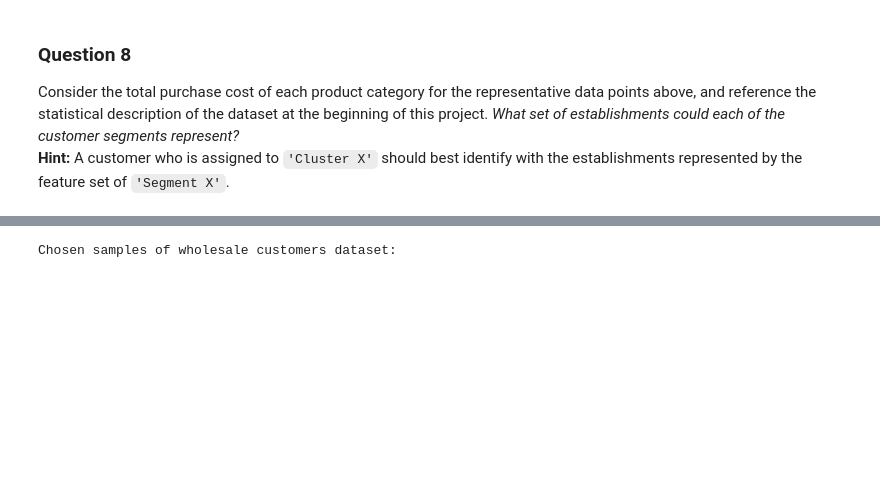
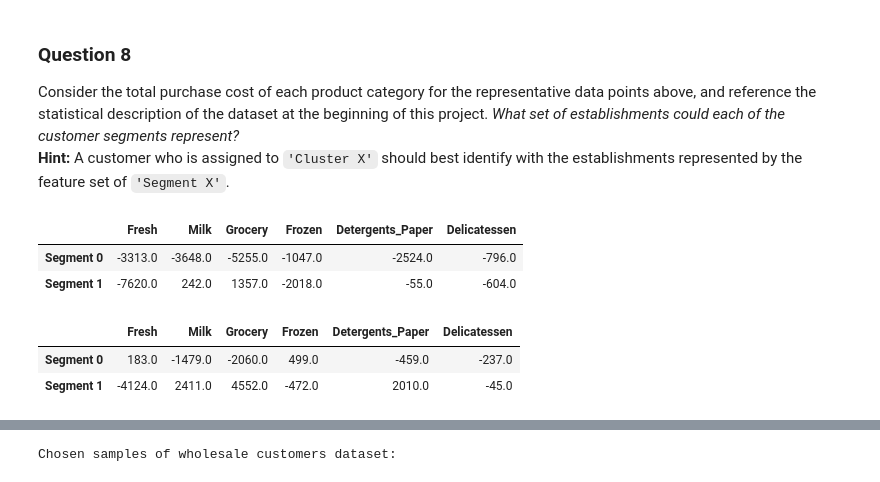
Before and after one commit to linzhulz/customer_segments, a Jupyter notebook: customer_segments.ipynb, the cells around one changed output, grey strips where cells are left out. Cells and saved outputs as stored; diff of their text form; code cells hidden in the pictures; blank space fills up the shorter version.

```diff
--- a/customer_segments.ipynb
+++ b/customer_segments.ipynb
@@ -543,6 +579,16 @@ display(true_centers)
 ### Question 8
 Consider the total purchase cost of each product category for the representative data points above, and reference the statistical description of the dataset at the beginning of this project. *What set of establishments could each of the customer segments represent?*
 **Hint:** A customer who is assigned to `'Cluster X'` should best identify with the establishments represented by the feature set of `'Segment X'`.
+# %%
+display(true_centers - data.mean().round())
+display(true_centers - data.median().round())
+# %% [output]
+|  | Fresh | Milk | Grocery | Frozen | Detergents_Paper | Delicatessen |
+| Segment 0 | -3313.0 | -3648.0 | -5255.0 | -1047.0 | -2524.0 | -796.0 |
+| Segment 1 | -7620.0 | 242.0 | 1357.0 | -2018.0 | -55.0 | -604.0 |
+|  | Fresh | Milk | Grocery | Frozen | Detergents_Paper | Delicatessen |
+| Segment 0 | 183.0 | -1479.0 | -2060.0 | 499.0 | -459.0 | -237.0 |
+| Segment 1 | -4124.0 | 2411.0 | 4552.0 | -472.0 | 2010.0 | -45.0 |
 # %% [markdown]
 **Answer:**
 
```
Also changed, not shown: parts of 5 cells of this notebook, 1 other file.
